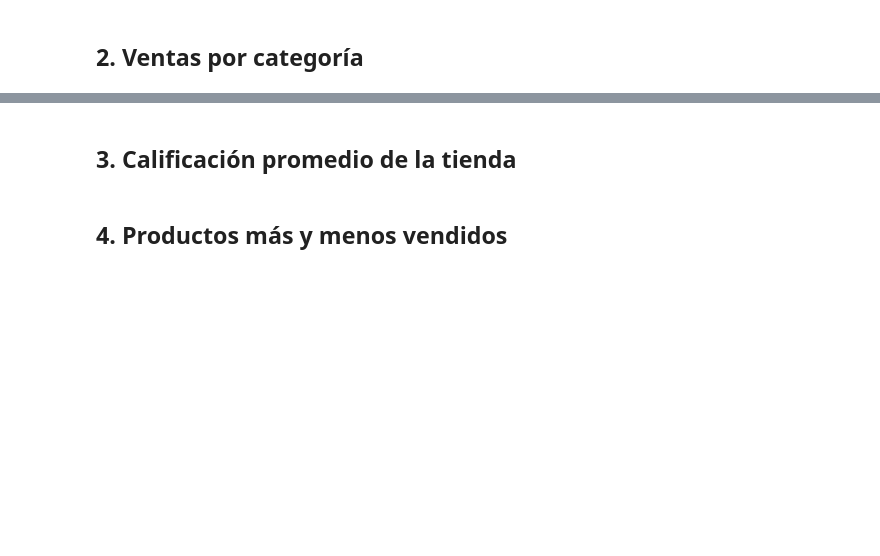
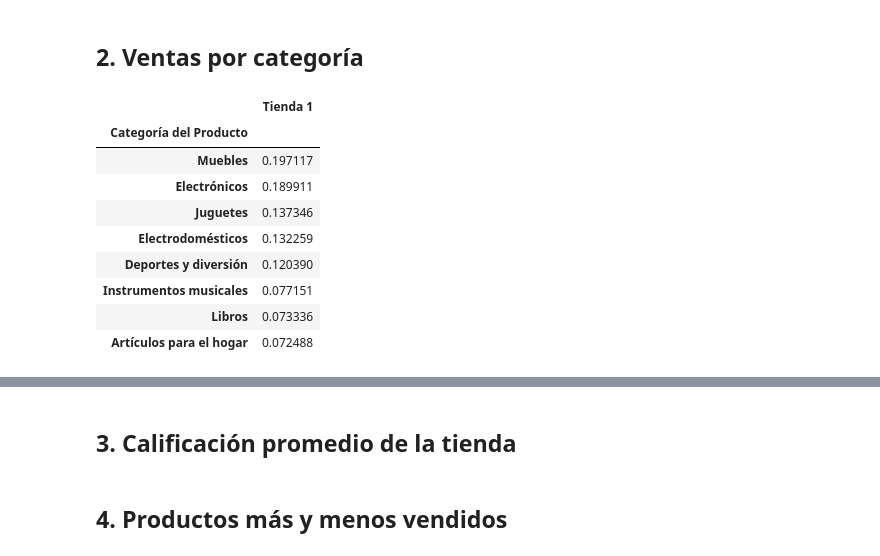
Before and after one commit to Omar05129/Alura-Store-Challengue, a Jupyter notebook: AluraStoreLatam.ipynb, the cells around one changed output, grey strips where cells are left out. Drawn from its saved outputs; the diff is of its cells as text; code cells hidden in the pictures; blank space fills up the shorter version.

```diff
--- a/AluraStoreLatam.ipynb
+++ b/AluraStoreLatam.ipynb
@@ -167,2 +192,19 @@ print(Ingresos_Totales)
 # %% [markdown]
 ## 2. Ventas por categoría
+# %%
+#Calcular la cantidad de productos vendidos por categoria en cada tienda
+#La idea es agrupar los datos por categoría y contar el número de ventas de cada tipo, mostrando las categorías más populares de cada tienda
+ventas_por_categoria=tienda["Categoría del Producto"].value_counts(normalize=True).to_frame()
+ventas_por_categoria.columns = ["Tienda 1"]
+ventas_por_categoria
+# %% [output]
+|  | Tienda 1 |
+| Categoría del Producto |  |
+| Muebles | 0.197117 |
+| Electrónicos | 0.189911 |
+| Juguetes | 0.137346 |
+| Electrodomésticos | 0.132259 |
+| Deportes y diversión | 0.120390 |
+| Instrumentos musicales | 0.077151 |
+| Libros | 0.073336 |
+| Artículos para el hogar | 0.072488 |
```
Also changed, not shown: parts of 8 cells of this notebook.
